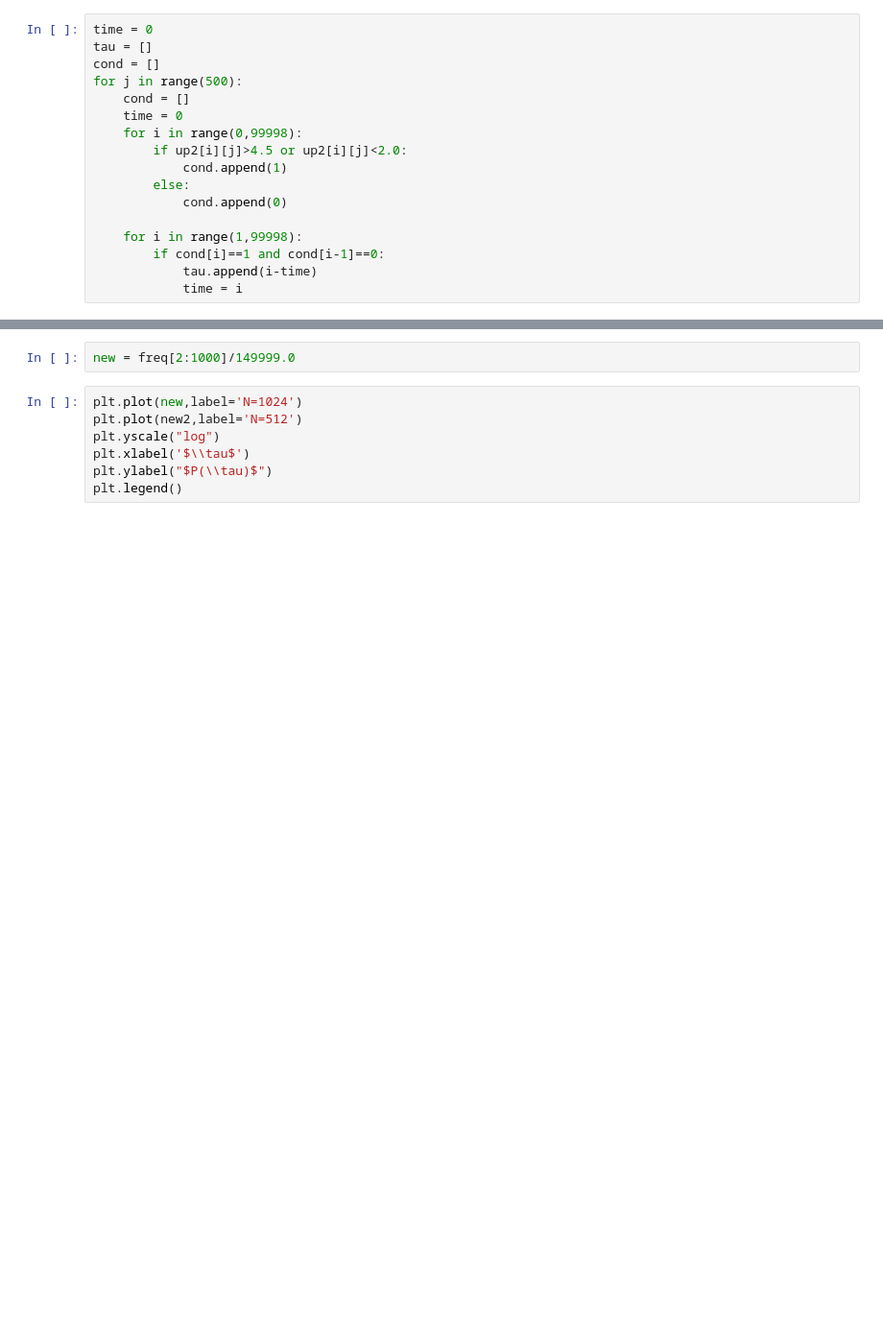
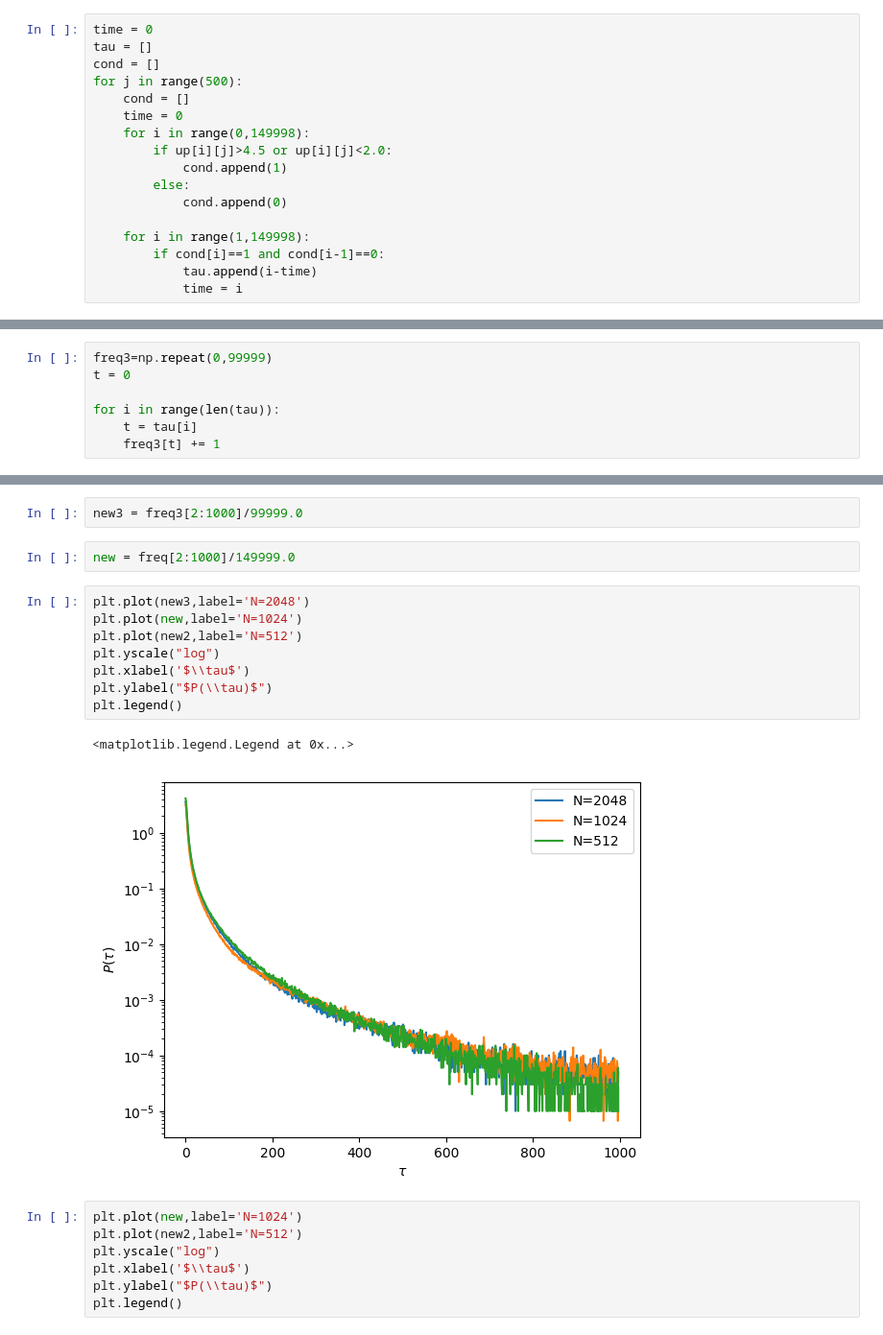
Before and after one commit to ShaswataRoy/vicsek2, a Jupyter notebook: 12_07/Untitled.ipynb, the cells around one changed output, grey strips where cells are left out. Shown at 96% size. Drawn from its saved outputs; the diff is of its cells as text; blank space fills up the shorter version.

```diff
--- a/12_07/Untitled.ipynb
+++ b/12_07/Untitled.ipynb
@@ -41,13 +39,13 @@ cond = []
 for j in range(500):
     cond = []
     time = 0
-    for i in range(0,99998):
-        if up2[i][j]>4.5 or up2[i][j]<2.0:
+    for i in range(0,149998):
+        if up[i][j]>4.5 or up[i][j]<2.0:
             cond.append(1)
         else:
             cond.append(0)
 
-    for i in range(1,99998):
+    for i in range(1,149998):
         if cond[i]==1 and cond[i-1]==0:
             tau.append(i-time)
             time = i
@@ -65,10 +63,30 @@ t = 0
 for i in range(len(tau)):
     t = tau[i]
     freq[t] += 1
+# %%
+freq3=np.repeat(0,99999)
+t = 0
+
+for i in range(len(tau)):
+    t = tau[i]
+    freq3[t] += 1
 # %%
 new2 = freq2[2:1000]/99999.0
+# %%
+new3 = freq3[2:1000]/99999.0
 # %%
 new = freq[2:1000]/149999.0
+# %%
+plt.plot(new3,label='N=2048')
+plt.plot(new,label='N=1024')
+plt.plot(new2,label='N=512')
+plt.yscale("log")
+plt.xlabel('$\\tau$')
+plt.ylabel("$P(\\tau)$")
+plt.legend()
+# %% [output]
+<matplotlib.legend.Legend at 0x...>
+[figure, added]
 # %%
 plt.plot(new,label='N=1024')
 plt.plot(new2,label='N=512')
```
Also changed, not shown: parts of 2 cells of this notebook, 3 other files.
